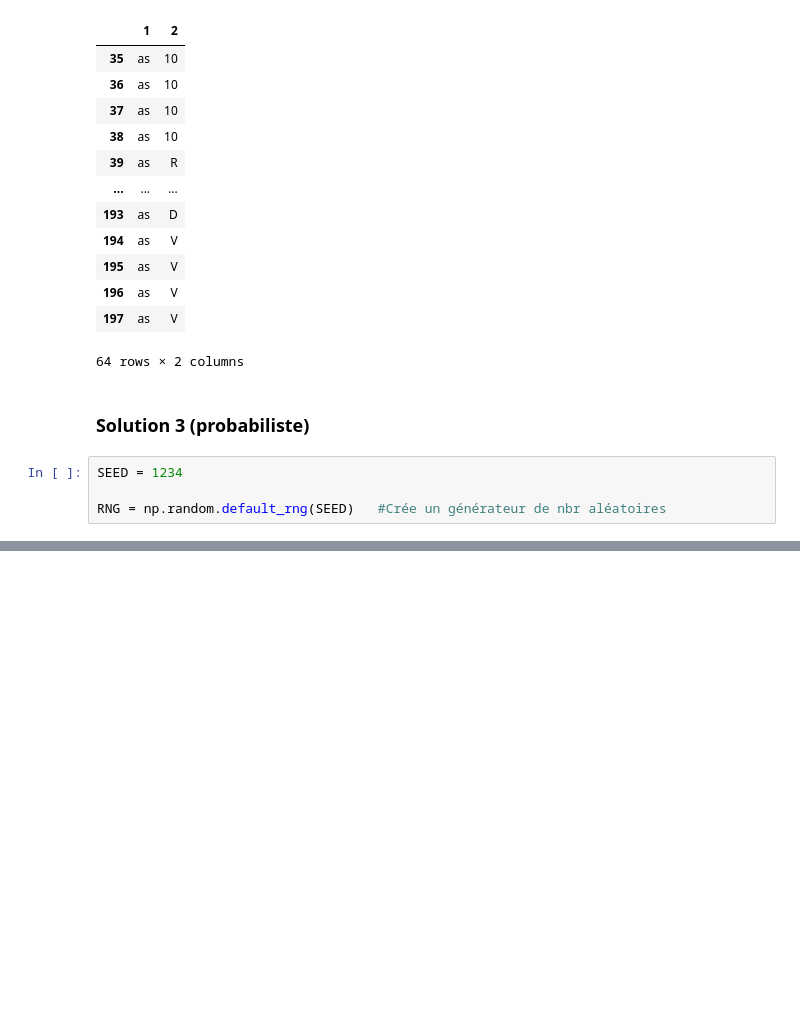
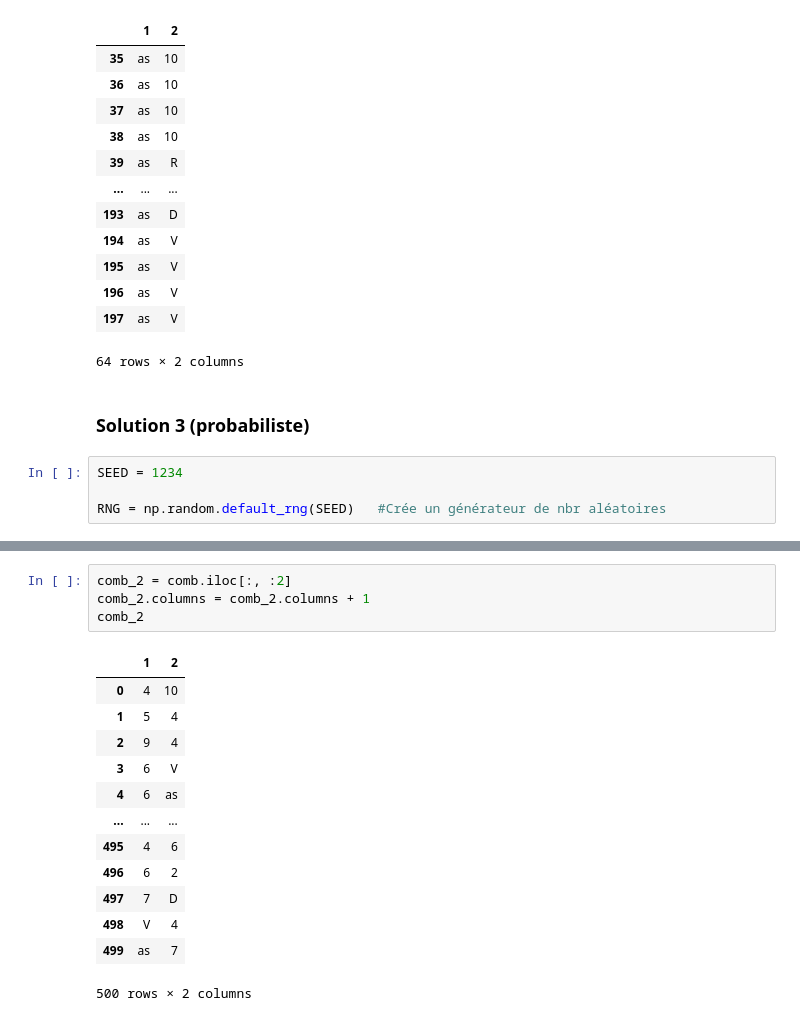
Before and after one commit to Tigason509/TP1proba, a Jupyter notebook: TP1.ipynb, the cells around one changed output, grey strips where cells are left out. Cells and saved outputs as stored; diff of their text form; blank space fills up the shorter version.

```diff
--- a/TP1.ipynb
+++ b/TP1.ipynb
@@ -110,0 +153,18 @@ AttributeError: 'numpy.random._generator.Generator' object has no attribute 'per
+# %%
+comb_2 = comb.iloc[:, :2]
+comb_2.columns = comb_2.columns + 1
+comb_2
+# %% [output]
+|  | 1 | 2 |
+| 0 | 4 | 10 |
+| 1 | 5 | 4 |
+| 2 | 9 | 4 |
+| 3 | 6 | V |
+| 4 | 6 | as |
+| ... | ... | ... |
+| 495 | 4 | 6 |
+| 496 | 6 | 2 |
+| 497 | 7 | D |
+| 498 | V | 4 |
+| 499 | as | 7 |
+500 rows × 2 columns
```
Also changed, not shown: parts of 8 cells of this notebook, 1 other file.
